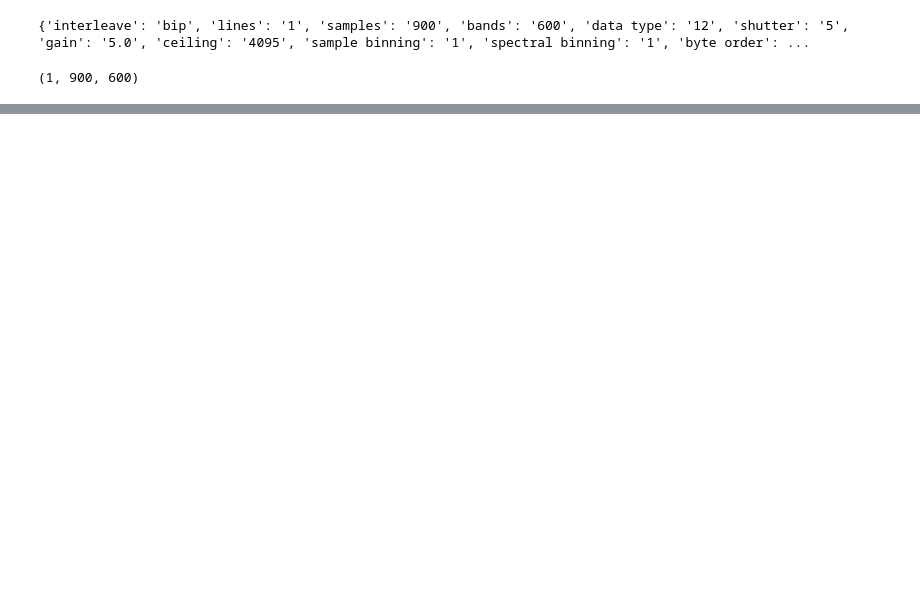
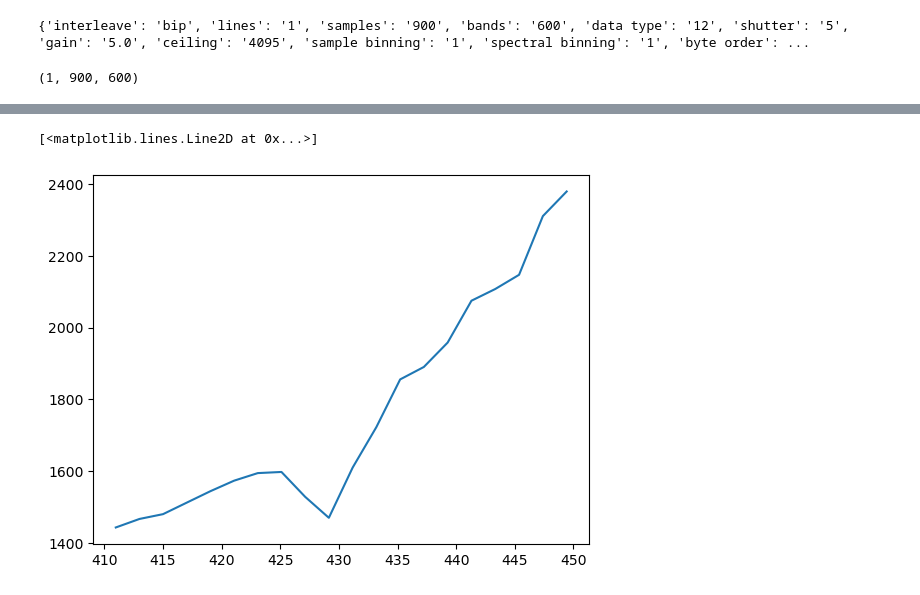
Before and after one commit to mh-skjelvareid/massimal, a Jupyter notebook: prelim/pipeline_processor/radiance_processor_dev.ipynb, the cells around one changed output, grey strips where cells are left out. Cells and saved outputs as stored; diff of their text form; code cells hidden in the pictures; blank space fills up the shorter version.

```diff
--- a/prelim/pipeline_processor/radiance_processor_dev.ipynb
+++ b/prelim/pipeline_processor/radiance_processor_dev.ipynb
@@ -624,0 +78,6 @@ massimal.hyspec_io.save_envi_image(radiance_image_file,rad_image,raw_image_metad
+# %%
+wl_ind = (wl>410) & (wl<450)
+plt.plot(wl[wl_ind],rad_spec_sand[wl_ind])
+# %% [output]
+[<matplotlib.lines.Line2D at 0x...>]
+[figure, added]
```
Also changed, not shown: parts of 25 cells of this notebook, 1 other file.
